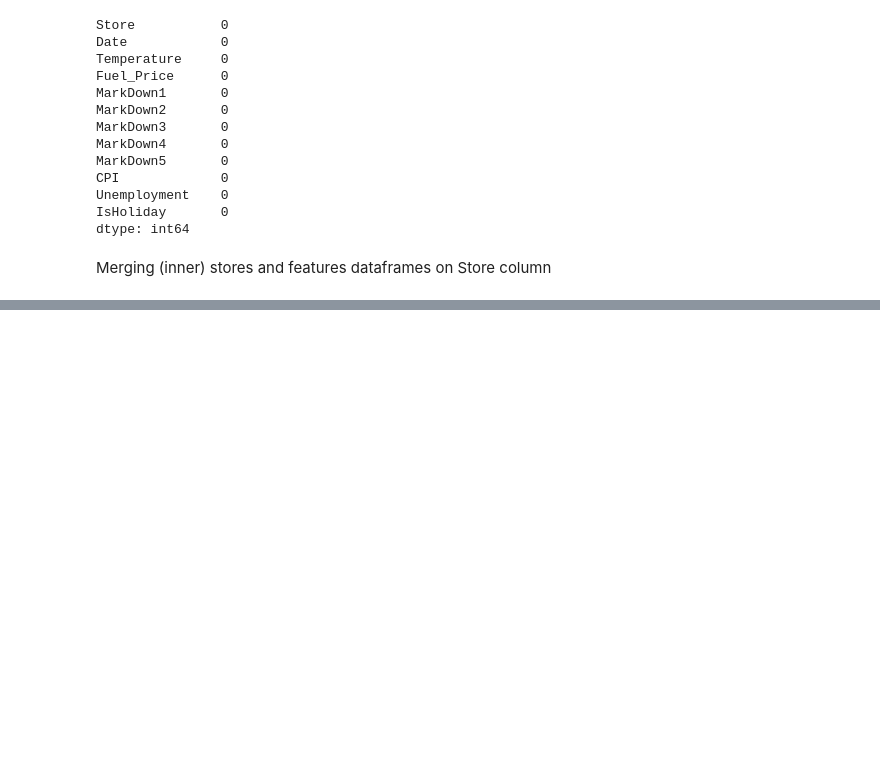
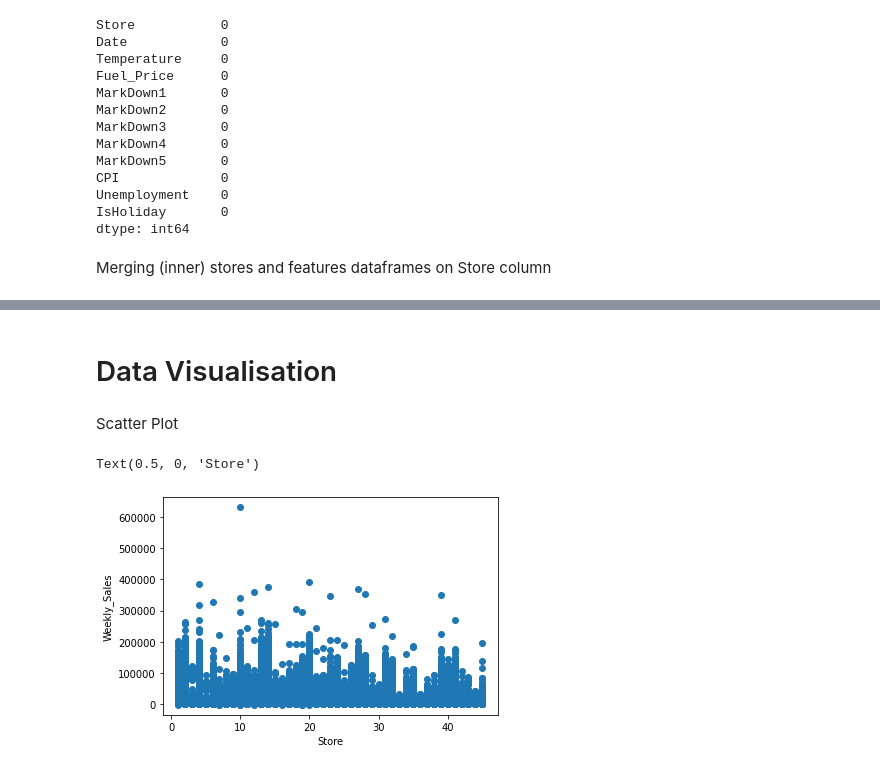
Before and after one commit to aana0308/Walmart-Sales-Prediction, a Jupyter notebook: notebooks/Data Cleaning.ipynb, the cells around one changed output, grey strips where cells are left out. Cells and saved outputs as stored; diff of their text form; code cells hidden in the pictures; blank space fills up the shorter version.

```diff
--- a/notebooks/Data Cleaning.ipynb
+++ b/notebooks/Data Cleaning.ipynb
@@ -297,3 +302,14 @@ merge_df.describe()
 | 50% | 20.000000 | 51.420000 | 3.610000 | 6397.720000 | 404.610000 | 34.100000 | 1401.230000 | 3470.490000 | 189.707605 | ... |
 | 75% | 29.000000 | 66.610000 | 3.796000 | 11265.620000 | 3900.310000 | 137.990000 | 3834.440000 | 5674.110000 | 219.970560 | ... |
 | max | 45.000000 | 95.910000 | 4.301000 | 103184.980000 | 104519.540000 | 149483.310000 | 67474.850000 | 771448.100000 | 228.976456 | ... |
+# %%
+#Converting date from object to datetime
+
+merge_df['Date'] = pd.to_datetime(merge_df['Date'])
+train['Date'] = pd.to_datetime(train['Date'])
+test['Date'] = pd.to_datetime(test['Date'])
+# %%
+#Extracting week, year from the data and making them into new columns
+
+merge_df['week'] = merge_df.Date.dt.isocalendar().week
+merge_df['year'] = merge_df.Date.dt.isocalendar().year
@@ -299,0 +327,3 @@ merge_df.describe()
+# %%
+train_df = train.merge(merge_df, how = 'inner', on = ['Store','Date','IsHoliday']).sort_values(by = ['Store','Dept','Date']).reset_index(drop = True)
+train_df
@@ -299,0 +344,20 @@ merge_df.describe()
+# %% [markdown]
+# Data Visualisation
+# %% [markdown]
+Scatter Plot
+# %%
+#plot a scatter plot using the scatter function a scatter plot of weekly sales with respect to store
+#plot the figure
+plt.figure()
+
+#plot the scatter plot with data from the specified column in x axis and weekly sales in y axis
+plt.scatter(train_df['Store'],train_df['Weekly_Sales'])
+
+#give y label as Weekly Sales
+plt.ylabel('Weekly_Sales')
+
+#give the x label as the column specified as parameter in the function
+plt.xlabel('Store')
+# %% [output]
+Text(0.5, 0, 'Store')
+[figure, added]
```
Also changed, not shown: parts of 25 cells of this notebook.
